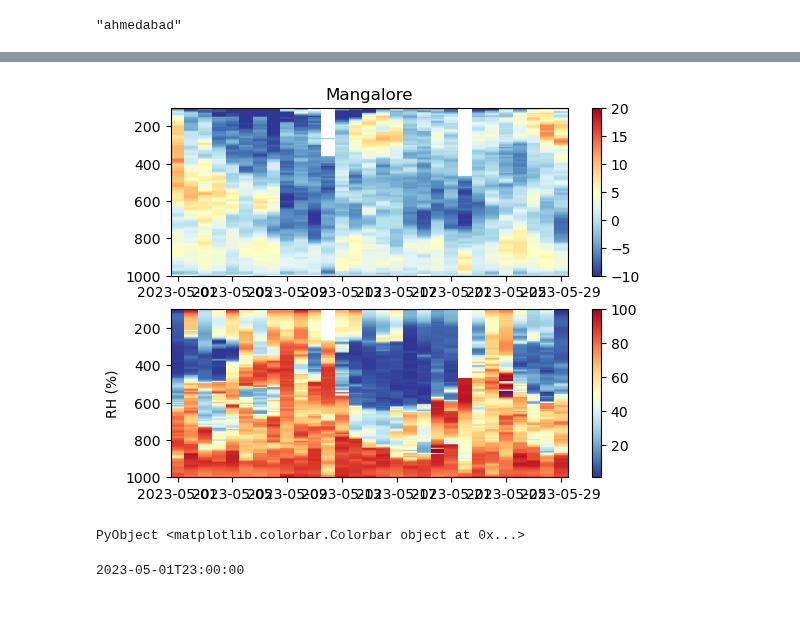
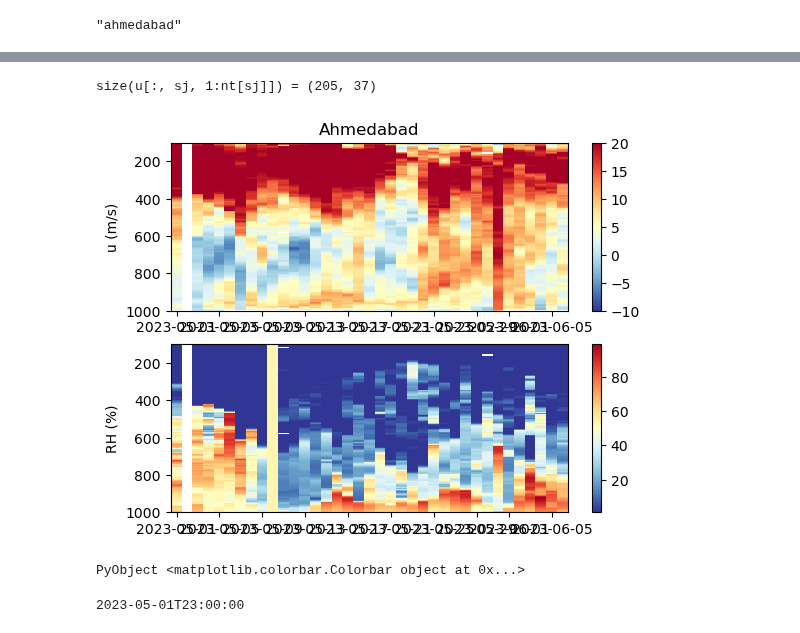
Before and after one commit to deszoeke/ASTRAL-soundings, a Jupyter notebook: src/read_imd_txt.ipynb, the cells around one changed output, grey strips where cells are left out. Saved outputs shown, nothing was run; the diff lists cells and outputs as text; code cells hidden in the pictures.

```diff
--- a/src/read_imd_txt.ipynb
+++ b/src/read_imd_txt.ipynb
@@ -298,0 +279,12 @@ station="ahmedabad" # "visakhapatnam"
+# %%
+# inventory files, times
+station="visakhapatnam" # "visakhapatnam"
+    # read standard named files in the station's directory
+    files = soundingfiles(station)
+    # deduplicate sounding times
+    fdt = imd_file_date.(files)
+    fdt12 = round.(fdt, Dates.Hour(12))
+    ui = uniqueidx(fdt12)
+    fdt[ui] # exact datetimes with duplicates removed
+    ord = sortperm(fdt[ui]) # guarantees ascending order
+    cat(files[ui[ord]], fdt[ui[ord]], dims=2)
@@ -298,0 +348,20 @@ station="ahmedabad" # "visakhapatnam"
+# %%
+"count unique soundings from each station, return maximum"
+function count_max_unique_soundings(stationnames)
+    nts = zeros(Int32, length(stationnames))
+
+    for (sj, station) in enumerate(stationnames)
+        # read standard named files in the station's directory
+        files = soundingfiles(station)
+        # deduplicate sounding times
+        fdt = imd_file_date.(files)
+        fdt12 = round.(fdt, Dates.Hour(12))
+        ui = uniqueidx(fdt12)
+        fdt[ui] # exact datetimes with duplicates removed
+        ord = sortperm(fdt[ui]) # guarantees ascending order
+        nts[sj] = length(ui)
+        # @show station, nts[sj]
+    end
+
+    nt = maximum(nts)
+end
@@ -306,7 +377,8 @@ CamelStations = ["Ahmedabad","Chennai","Karaikal","Kochi","Kolkata","Mangalore",
 stationnames = lowercase.(CamelStations)
 
 # allocate gridded data arrays (pressure, location, launch time)
-nt = 40 # allow for longest station mangalore?(37), extend & trim off extra later
+nt = count_max_unique_soundings(stationnames)
+# nt = 80 # allow for longest station mangalore?(37), extend & trim off extra later
 T  = NaN.+zeros(Float64, length(plevs), length(stationnames), nt)
 Td = NaN.+zeros(Float64, length(plevs), length(stationnames), nt)
 rh = NaN.+zeros(Float64, length(plevs), length(stationnames), nt)
@@ -317,6 +389,7 @@ time = zeros(DateTime, length(stationnames), nt)
 
 sj = 0
 for station in stationnames
+    @show station
     # read standard named files in the station's directory
     files = soundingfiles(station)
     sj += 1 # gridded station index
@@ -332,7 +405,7 @@ for station in stationnames
     for ti in ui[ord]
         fn = joinpath(reldatapath, station, files[ti])
         df = read_sonde( joinpath(reldatapath, station, files[ti]),
-                 header=( station=="visakhapatnam" ? 7 : 3 )      )
+                 header=hdrs( station, files[ti]  ) )
         if !isempty(df)
             # extract ungridded hi-res data
             p_, T_,Td_, rh_,z_, wspd_,wdir_, u_,v_ = get_sounding_cols(df, station)
@@ -348,7 +421,7 @@ for station in stationnames
         else
             tj += 1
             time[sj,tj] =fdt[ti]
-            # leave an empty sounding
+            # leave an empty sounding when missing
         end
     end
 end
@@ -395,24 +453,27 @@ PyObject <matplotlib.collections.QuadMesh object at 0x...>
 # %%
 # test time-pressure plot
-sj = 6
+sj = 1
+@show size(u[:,sj,1:nt[sj]])
 
 clf()
 subplot(2,1,1)
 # pcolormesh( time[sj,:], plevs, anom(T[:,sj,:],dims=2) )
 # pcolormesh( time[sj,:], plevs, anom(th.(T[:,sj,:],plevs),dims=2), vmin=-7, vmax=7, cmap=ColorMap("RdYlBu_r") )
 pcolormesh( time[sj,1:nt[sj]], plevs, u[:,sj,1:nt[sj]], vmin=-10, vmax=20, cmap=ColorMap("RdYlBu_r") )
 ylim(1000, 100)
 colorbar()
+ylabel("u (m/s)")
 title(CamelStations[sj])
 
 subplot(2,1,2)
 pcolormesh( time[sj,1:nt[sj]], plevs, rh[:,sj,1:nt[sj]], cmap=ColorMap("RdYlBu_r"))
 ylim(1000, 100)
 ylabel("RH (%)")
 colorbar()
 # %% [output]
+size(u[:, sj, 1:nt[sj]]) = (205, 37)
-[figure, old version]
+[figure, new version]
-PyObject <matplotlib.colorbar.Colorbar object at 0x...>
+PyObject <matplotlib.colorbar.Colorbar object at 0x...>
 # %%
 time[1,2] = DateTime(2023,5,1,23,0,0)
 # %% [output]
```
Also changed, not shown: parts of 14 cells of this notebook, 9 other files.
